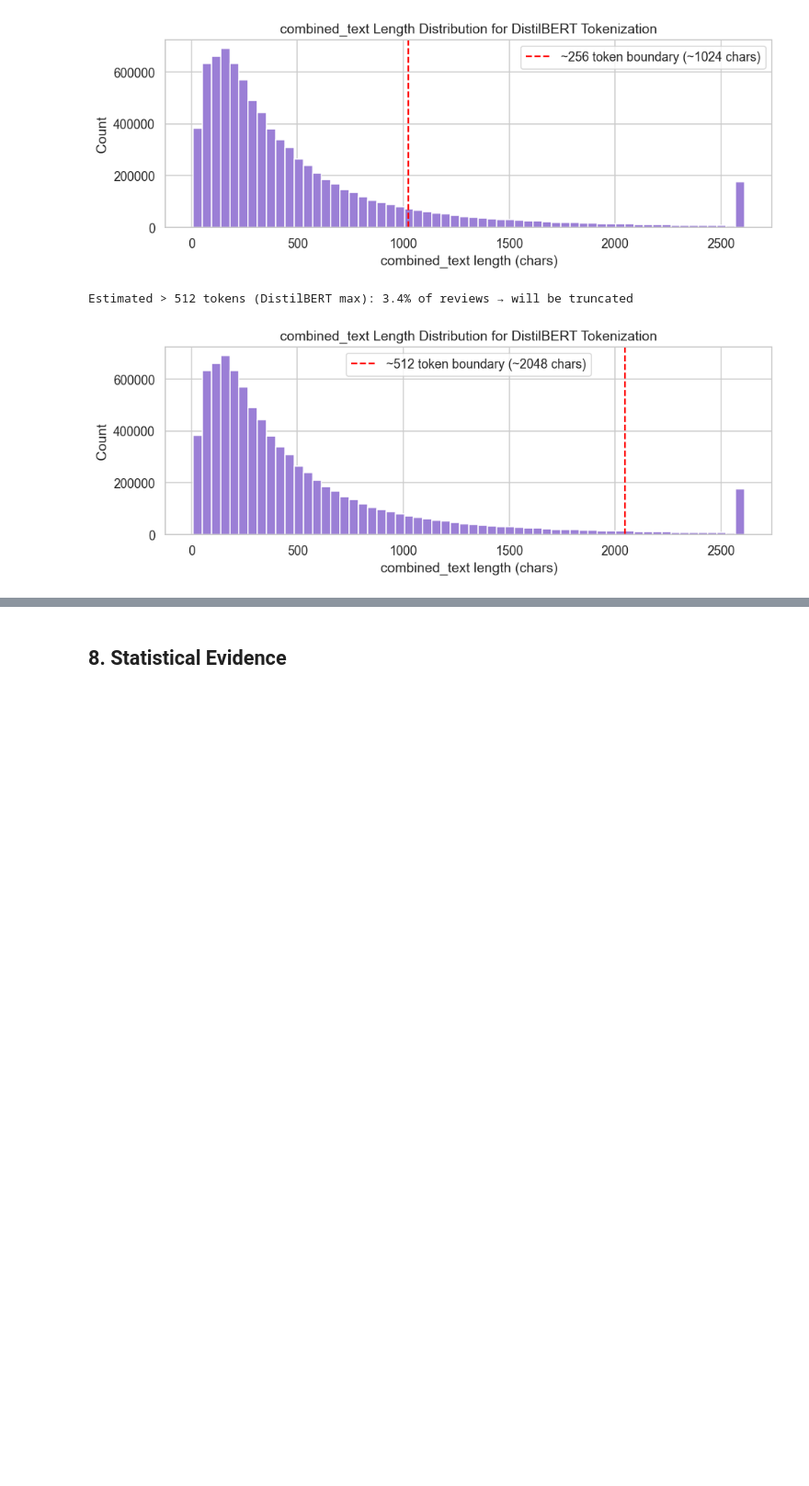
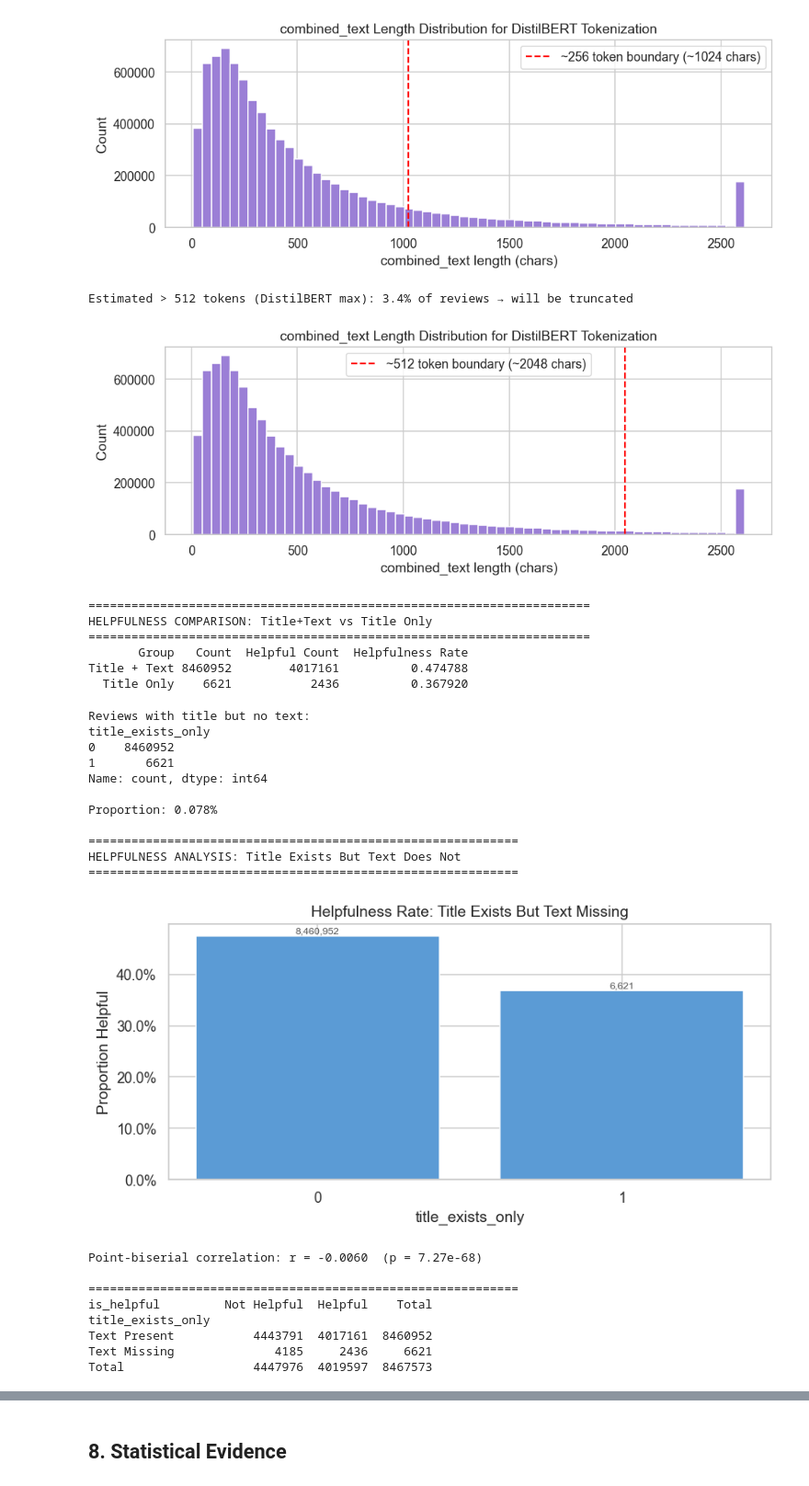
Before and after one commit to Sana-Shikalgar/amazon-review-nlp, a Jupyter notebook: notebook/02_feature_engineering.ipynb, the cells around one changed output, grey strips where cells are left out. Shown at 92% size. Saved outputs shown, nothing was run; the diff lists cells and outputs as text; code cells hidden in the pictures; blank space fills up the shorter version.

```diff
--- a/notebook/02_feature_engineering.ipynb
+++ b/notebook/02_feature_engineering.ipynb
@@ -937,3 +859,77 @@ Estimated > 256 tokens (DistilBERT max): 12.5% of reviews → will be truncated
 [figure]
 Estimated > 512 tokens (DistilBERT max): 3.4% of reviews → will be truncated
 [figure]
+# %%
+has_text = (df['text'].notna()) & (df['text'].str.strip().ne(''))
+only_title = (~has_text) & (df['title'].notna()) & (df['title'].str.strip().ne(''))
+
+# Create comparison
+comparison = pd.DataFrame({
+    'Group': ['Title + Text', 'Title Only'],
+    'Count': [has_text.sum(), only_title.sum()],
+    'Helpful Count': [
+        df.loc[has_text, 'is_helpful'].sum(),
+        df.loc[only_title, 'is_helpful'].sum()
+    ],
+    'Helpfulness Rate': [
+        df.loc[has_text, 'is_helpful'].mean(),
+        df.loc[only_title, 'is_helpful'].mean()
+    ]
+})
+
+print("="*70)
+print("HELPFULNESS COMPARISON: Title+Text vs Title Only")
+print("="*70)
+print(comparison.to_string(index=False))
+# %% [output]
+======================================================================
+HELPFULNESS COMPARISON: Title+Text vs Title Only
+======================================================================
+       Group   Count  Helpful Count  Helpfulness Rate
+Title + Text 8460952        4017161          0.474788
+  Title Only    6621           2436          0.367920
+# %%
+print("Reviews with title but no text:")
+print(df['title_exists_only'].value_counts())
+print(f"\nProportion: {df['title_exists_only'].mean():.3%}")
+
+# Analyze relationship with is_helpful
+print("\n" + "="*60)
+print("HELPFULNESS ANALYSIS: Title Exists But Text Does Not")
+print("="*60)
+
+bar_vs_target('title_exists_only',
+              title='Helpfulness Rate: Title Exists But Text Missing')
+
+# Correlation
+sub = df[['is_helpful', 'title_exists_only']].dropna()
+r, p = stats.pointbiserialr(sub['is_helpful'], sub['title_exists_only'])
+print(f"\nPoint-biserial correlation: r = {r:+.4f}  (p = {p:.3g})")
+
+# Cross-tabulation
+print("\n" + "="*60)
+ct = pd.crosstab(df['title_exists_only'], df['is_helpful'], margins=True)
+ct = ct.rename(index={0: 'Text Present', 1: 'Text Missing', 'All': 'Total'},
+               columns={0: 'Not Helpful', 1: 'Helpful', 'All': 'Total'})
+print(ct)
+# %% [output]
+Reviews with title but no text:
+title_exists_only
+0    8460952
+1       6621
+Name: count, dtype: int64
+
+Proportion: 0.078%
+
+============================================================
+HELPFULNESS ANALYSIS: Title Exists But Text Does Not
+============================================================
+[figure, added]
+Point-biserial correlation: r = -0.0060  (p = 7.27e-68)
+
+============================================================
+is_helpful         Not Helpful  Helpful    Total
+title_exists_only
+Text Present           4443791  4017161  8460952
+Text Missing              4185     2436     6621
+Total                  4447976  4019597  8467573
```
Also changed, not shown: parts of 17 cells of this notebook.
